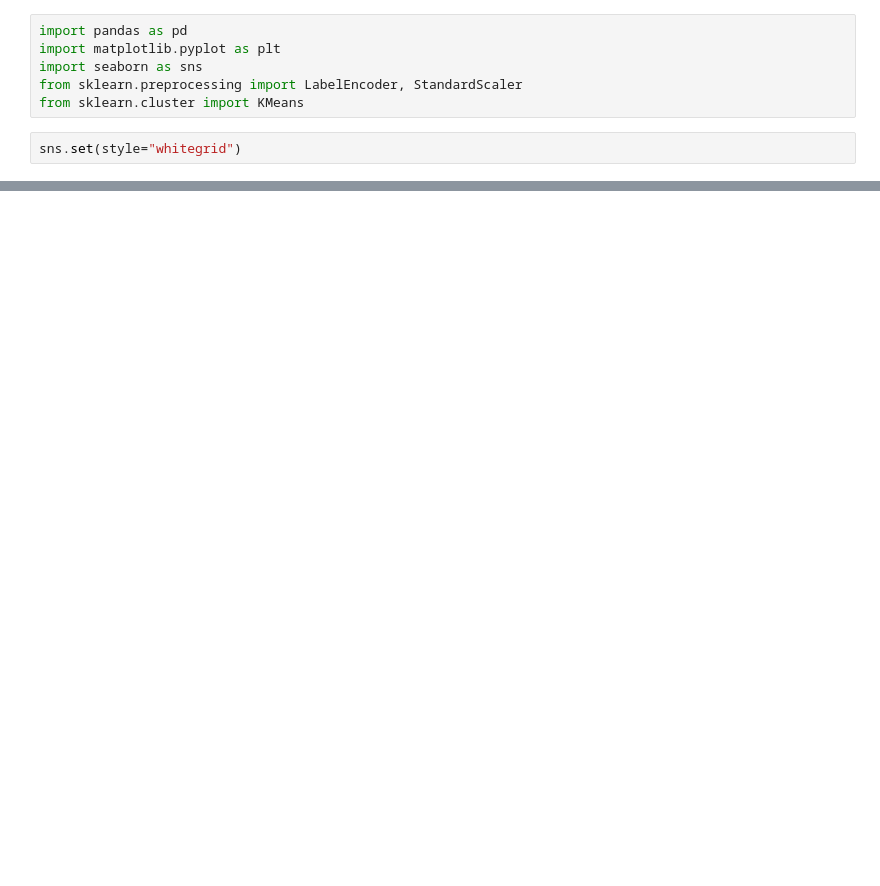
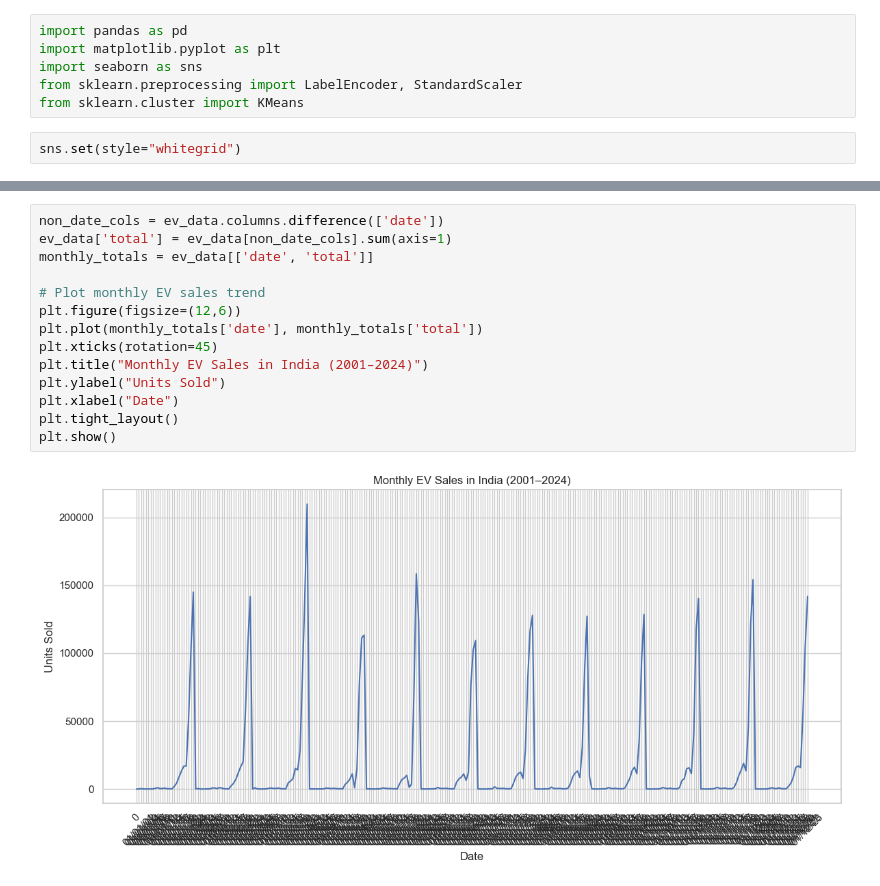
Before and after one commit to VisionExpo/EV-Market-Segmentation, a Jupyter notebook: notebooks/EV_Booking_Segmentation.ipynb, the cells around one changed output, grey strips where cells are left out. Saved outputs shown, nothing was run; the diff lists cells and outputs as text; blank space fills up the shorter version.

```diff
--- a/notebooks/EV_Booking_Segmentation.ipynb
+++ b/notebooks/EV_Booking_Segmentation.ipynb
@@ -14,0 +103,16 @@ booking_data = pd.read_csv("C:/Vishal/EV-Market-Segmentation/data/raw/OLA Bookin
+# %%
+non_date_cols = ev_data.columns.difference(['date'])
+ev_data['total'] = ev_data[non_date_cols].sum(axis=1)
+monthly_totals = ev_data[['date', 'total']]
+
+# Plot monthly EV sales trend
+plt.figure(figsize=(12,6))
+plt.plot(monthly_totals['date'], monthly_totals['total'])
+plt.xticks(rotation=45)
+plt.title("Monthly EV Sales in India (2001–2024)")
+plt.ylabel("Units Sold")
+plt.xlabel("Date")
+plt.tight_layout()
+plt.show()
+# %% [output]
+[figure, added]
```
Also changed, not shown: parts of 9 cells of this notebook, 1 other file.
